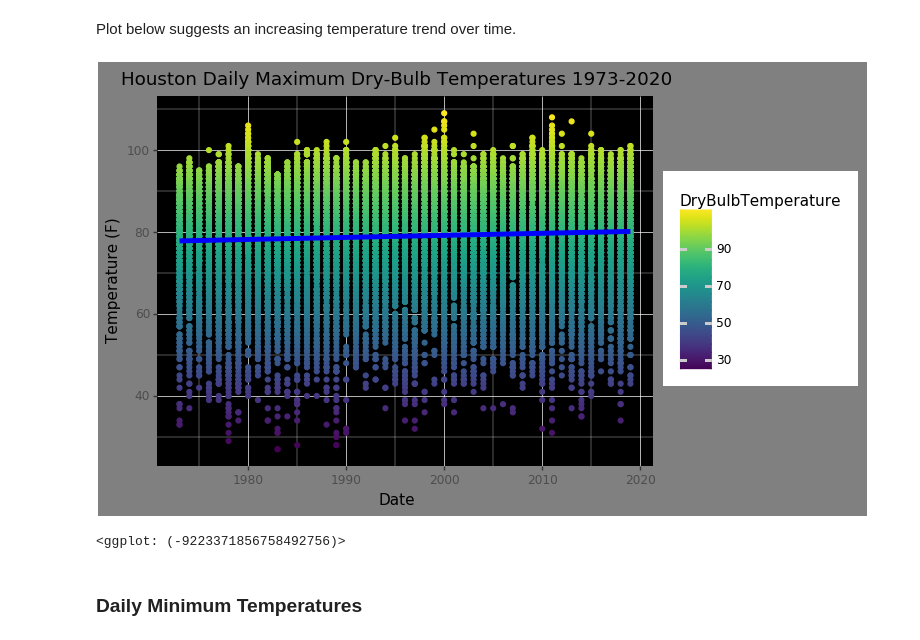
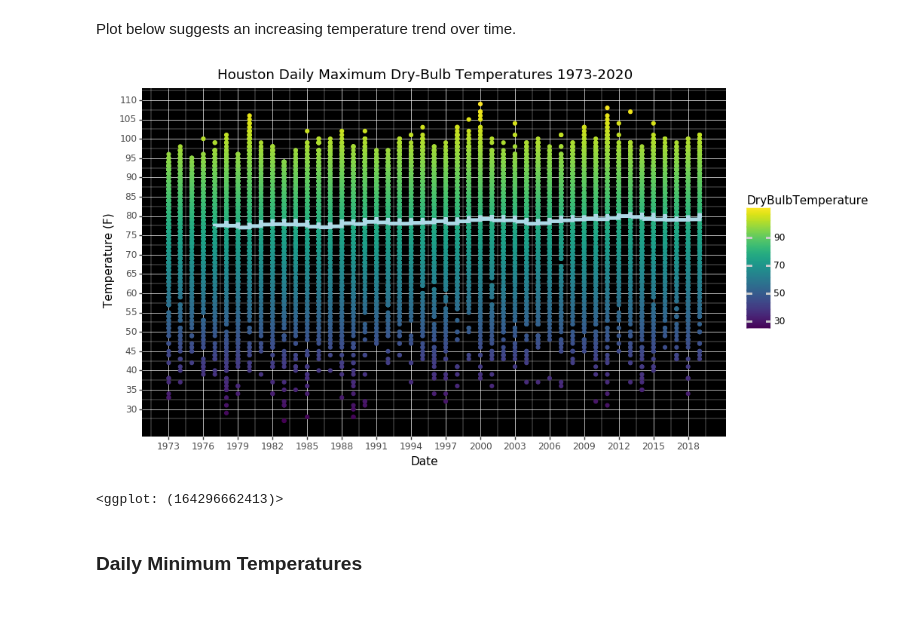
Before and after one commit to PhilipAbraham1030/Houston_Climate, a Jupyter notebook: Shifts_in_the_Houston_Temperatures-Exploratory_Data_Analysis.ipynb, the cells around one changed output. Drawn from its saved outputs; the diff is of its cells as text; code cells hidden in the pictures; blank space fills up the shorter version.

Commit message:
Updates to Plot

```diff
--- a/Shifts_in_the_Houston_Temperatures-Exploratory_Data_Analysis.ipynb
+++ b/Shifts_in_the_Houston_Temperatures-Exploratory_Data_Analysis.ipynb
@@ -122,20 +122,26 @@ houMaxT = hou['DryBulbTemperature'].resample('D').max()
 houMaxT = pd.DataFrame(houMaxT)
 # %%
 from plotnine import *
+from plotnine.scales import scale_x_date, scale_y_continuous
+from mizani.breaks import date_breaks, minor_breaks
+from mizani.formatters import date_format
 %matplotlib inline
 
 (ggplot(houMaxT)
  + aes(x='houMaxT.index.year', y='DryBulbTemperature', color='DryBulbTemperature')
  + geom_point()
  + labs(title='Houston Daily Maximum Dry-Bulb Temperatures 1973-2020', x='Date', y='Temperature (F)')
- + geom_smooth(size=2,color="blue")
+ + geom_smooth(size=2,color="lightblue",method = "mavg", se=False)
+ + scale_x_continuous(breaks=range(1970, 2020, 3))
+ + scale_y_continuous(breaks=range(30, 120, 5))
  + theme(panel_grid_major = element_line(size = 0.5, linetype = 'solid', colour = "white"),
          panel_grid_minor = element_line(size = 0.25, linetype = 'solid',colour = "white"),
-         plot_background=element_rect(fill = "gray"),panel_background = element_rect(fill = 'black')
+         panel_background = element_rect(fill = 'black'),
+         figure_size=(10, 6)
 ))
 # %% [output]
-[figure, old version]
+[figure, new version]
-<ggplot: (-9223371856758492756)>
+<ggplot: (164296662413)>
 # %% [markdown]
 ### Daily Minimum Temperatures
 # %% [markdown]
```
Also changed, not shown: parts of 7 cells of this notebook, 1 other file.
